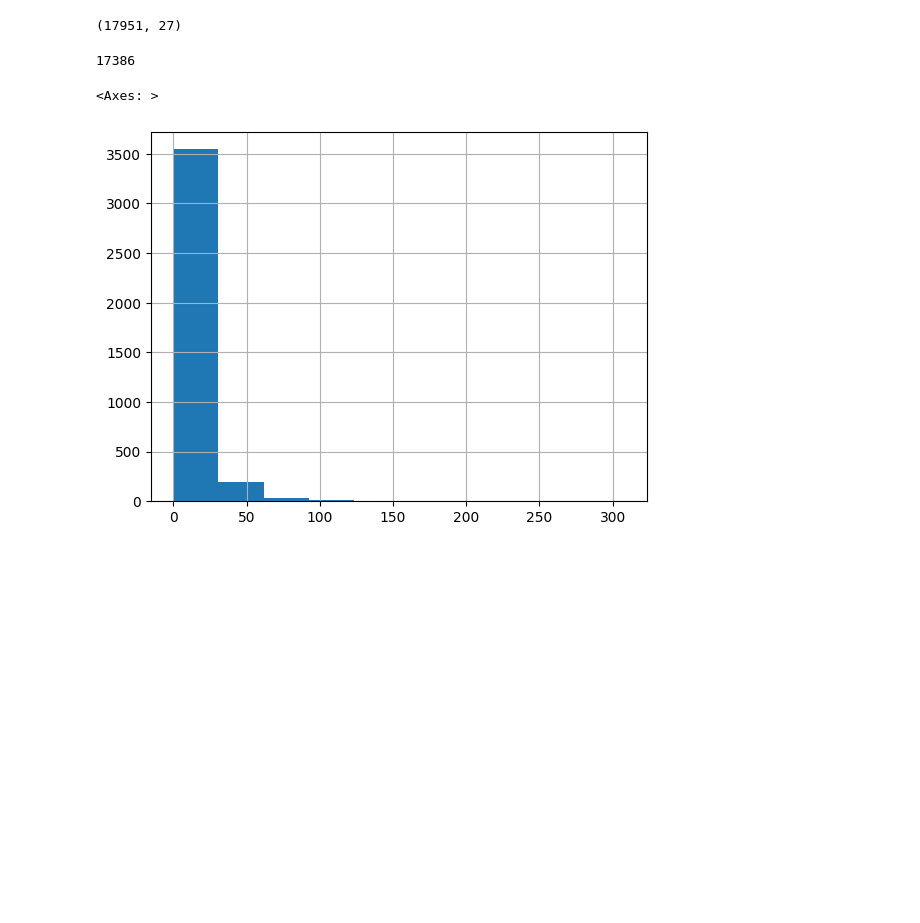
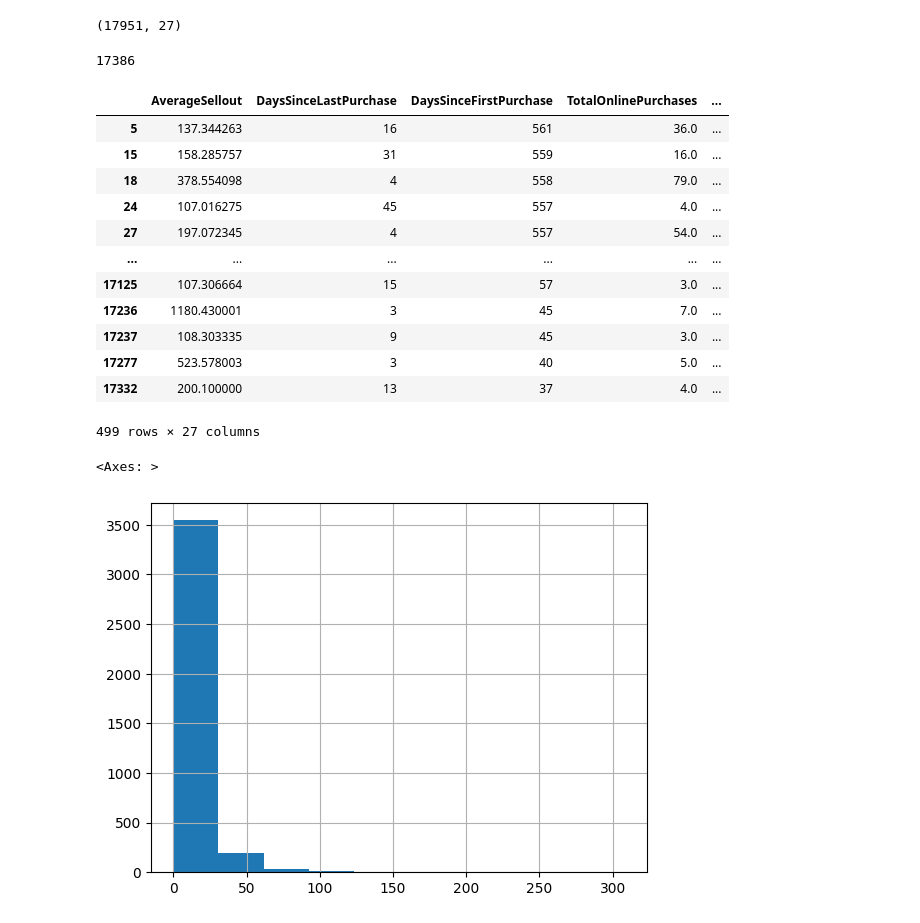
Before and after one commit to MahouECommerce/ml-eficiencia-comercial, a Jupyter notebook: 02_Descriptivo_Segmentacion.ipynb, the cells around one changed output. Cells and saved outputs as stored; diff of their text form; code cells hidden in the pictures; blank space fills up the shorter version.

```diff
--- a/02_Descriptivo_Segmentacion.ipynb
+++ b/02_Descriptivo_Segmentacion.ipynb
@@ -64,6 +64,22 @@ order_detail_sorted[order_detail_sorted['IsOnline']!=True]['PointOfSaleId'].nuni
 17386
 # %%
 optimos=order_detail_sorted_grouped[order_detail_sorted_grouped['segmento']=='optimos']
+# %%
+optimos
+# %% [output]
+|  | AverageSellout | DaysSinceLastPurchase | DaysSinceFirstPurchase | TotalOnlinePurchases | ... |
+| 5 | 137.344263 | 16 | 561 | 36.0 | ... |
+| 15 | 158.285757 | 31 | 559 | 16.0 | ... |
+| 18 | 378.554098 | 4 | 558 | 79.0 | ... |
+| 24 | 107.016275 | 45 | 557 | 4.0 | ... |
+| 27 | 197.072345 | 4 | 557 | 54.0 | ... |
+| ... | ... | ... | ... | ... | ... |
+| 17125 | 107.306664 | 15 | 57 | 3.0 | ... |
+| 17236 | 1180.430001 | 3 | 45 | 7.0 | ... |
+| 17237 | 108.303335 | 9 | 45 | 3.0 | ... |
+| 17277 | 523.578003 | 3 | 40 | 5.0 | ... |
+| 17332 | 200.100000 | 13 | 37 | 4.0 | ... |
+499 rows × 27 columns
 # %%
 df_online=order_detail_sorted[order_detail_sorted['Origin']=='Online']
 # %%
```
Also changed, not shown: parts of 2 cells of this notebook, 1 other file.
